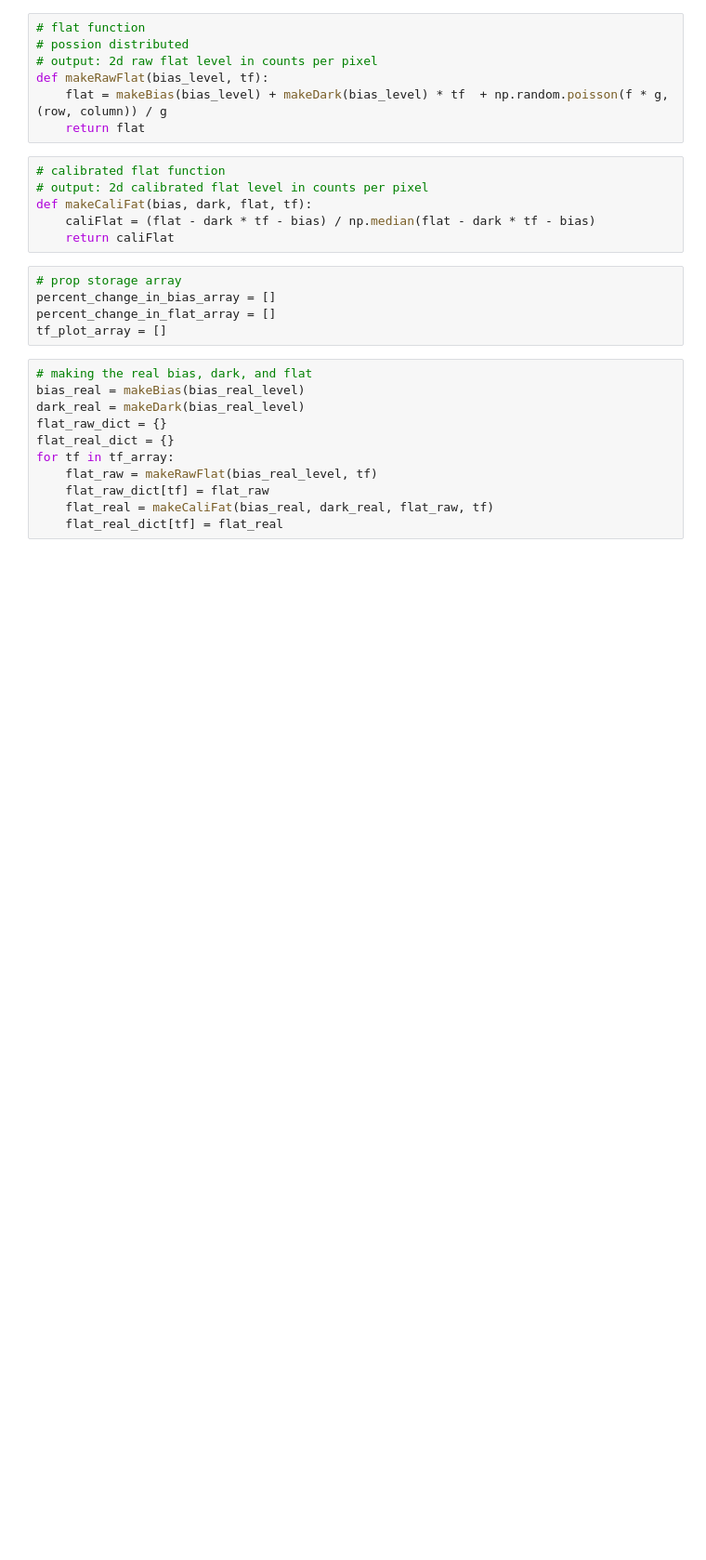
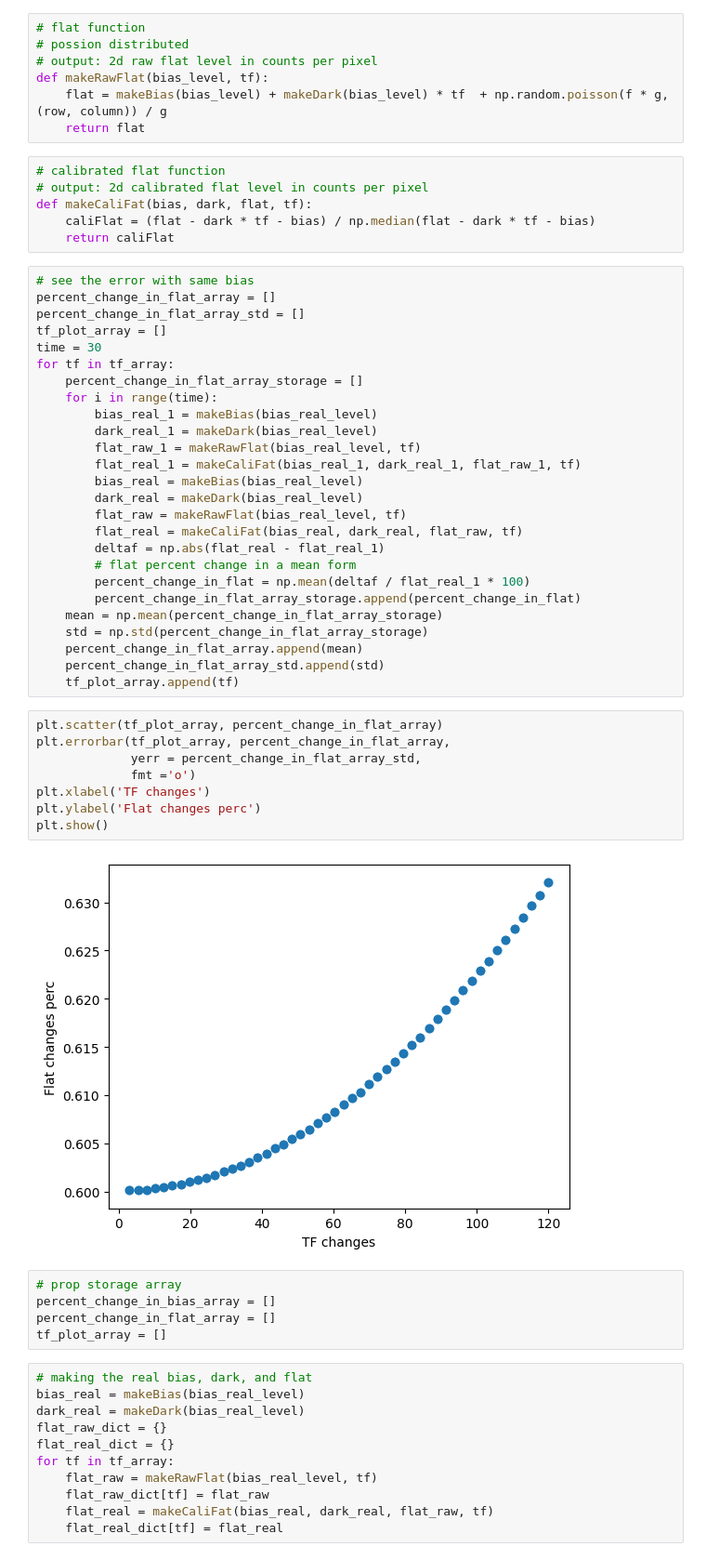
Before and after one commit to Voluptatemn/AstroResearch, a Jupyter notebook: BiasErrorProp.ipynb, the cells around one changed output. Shown at 93% size. Cells and saved outputs as stored; diff of their text form; blank space fills up the shorter version.

```diff
--- a/BiasErrorProp.ipynb
+++ b/BiasErrorProp.ipynb
@@ -57,6 +58,42 @@ def makeRawFlat(bias_level, tf):
 def makeCaliFat(bias, dark, flat, tf):
     caliFlat = (flat - dark * tf - bias) / np.median(flat - dark * tf - bias)
     return caliFlat
+# %%
+# see the error with same bias
+percent_change_in_flat_array = []
+percent_change_in_flat_array_std = []
+tf_plot_array = []
+time = 30
+for tf in tf_array:
+    percent_change_in_flat_array_storage = []
+    for i in range(time):
+        bias_real_1 = makeBias(bias_real_level)
+        dark_real_1 = makeDark(bias_real_level)
+        flat_raw_1 = makeRawFlat(bias_real_level, tf)
+        flat_real_1 = makeCaliFat(bias_real_1, dark_real_1, flat_raw_1, tf)
+        bias_real = makeBias(bias_real_level)
+        dark_real = makeDark(bias_real_level)
+        flat_raw = makeRawFlat(bias_real_level, tf)
+        flat_real = makeCaliFat(bias_real, dark_real, flat_raw, tf)
+        deltaf = np.abs(flat_real - flat_real_1)
+        # flat percent change in a mean form
+        percent_change_in_flat = np.mean(deltaf / flat_real_1 * 100)
+        percent_change_in_flat_array_storage.append(percent_change_in_flat)
+    mean = np.mean(percent_change_in_flat_array_storage)
+    std = np.std(percent_change_in_flat_array_storage)
+    percent_change_in_flat_array.append(mean)
+    percent_change_in_flat_array_std.append(std)
+    tf_plot_array.append(tf)
+# %%
+plt.scatter(tf_plot_array, percent_change_in_flat_array)
+plt.errorbar(tf_plot_array, percent_change_in_flat_array,
+             yerr = percent_change_in_flat_array_std,
+             fmt ='o')
+plt.xlabel('TF changes')
+plt.ylabel('Flat changes perc')
+plt.show()
+# %% [output]
+[figure, added]
 # %%
 # prop storage array
 percent_change_in_bias_array = []
```
Also changed, not shown: parts of 3 cells of this notebook.
